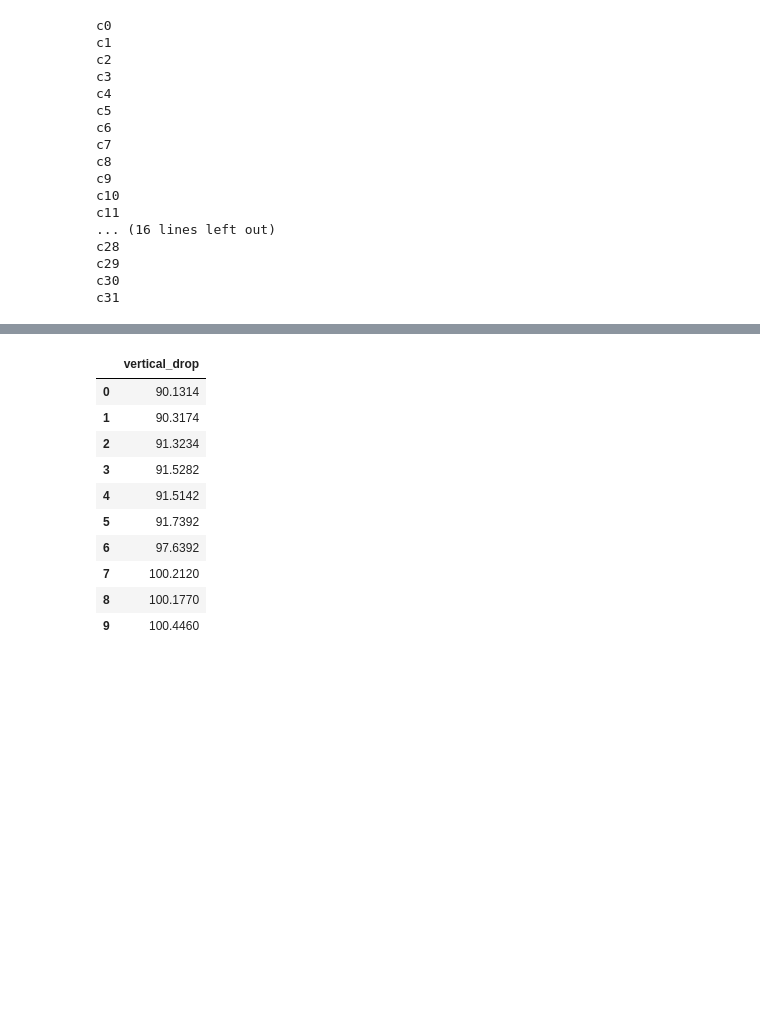
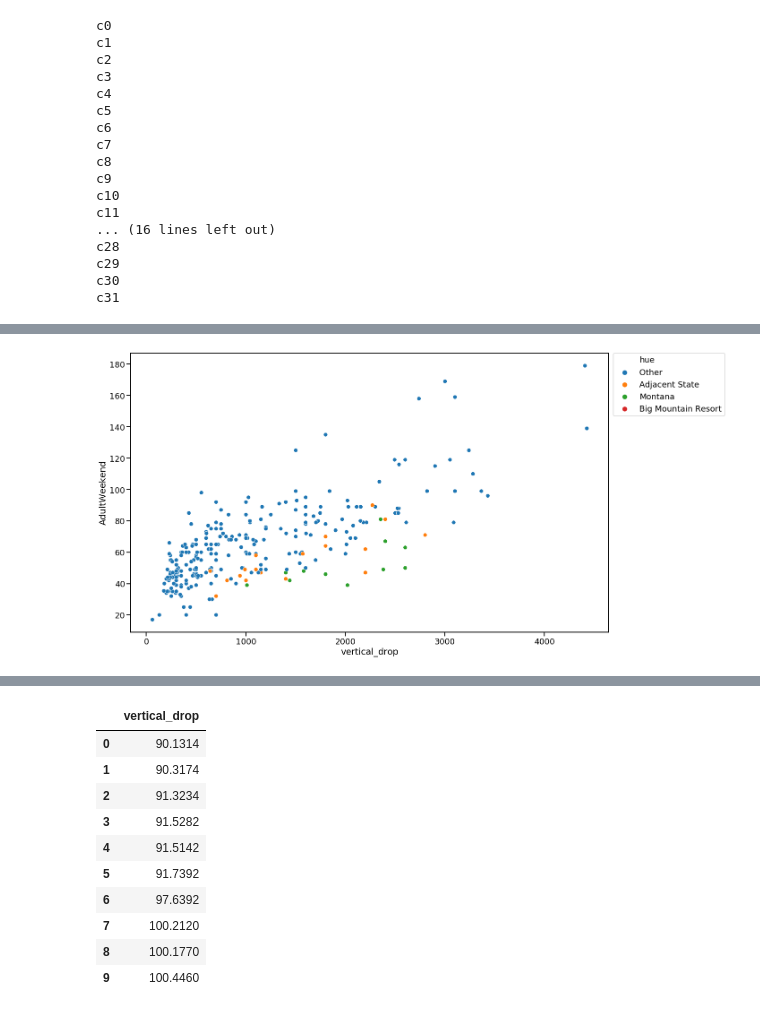
Before and after one commit to Smithright/Springboard, a Jupyter notebook: DataScienceGuidedCapstone-master/Step Six - Presentation Prep/06_presentation.ipynb, the cells around one changed output, grey strips where cells are left out. Cells and saved outputs as stored; diff of their text form; code cells hidden in the pictures; blank space fills up the shorter version.

```diff
--- a/DataScienceGuidedCapstone-master/Step Six - Presentation Prep/06_presentation.ipynb
+++ b/DataScienceGuidedCapstone-master/Step Six - Presentation Prep/06_presentation.ipynb
@@ -116,2 +124,14 @@ sPlotData.T
+# %%
+sb.set_context("talk", font_scale=1.1)
+plt.figure(figsize=(20,10))
+sb.scatterplot(x='vertical_drop', y='AdultWeekend', hue='hue', data=sPlotData)
+
+plt.legend(bbox_to_anchor=(1.01, 1),borderaxespad=0)
+plt.tight_layout()
+
+plt.savefig("default_legend_position_Seaborn_scatterplot.png",
+                    format='png',dpi=150)
+# %% [output]
+[figure, added]
 # %%
 fig, ax = plt.subplots()
```
Also changed, not shown: parts of 6 cells of this notebook, 1 other file.
